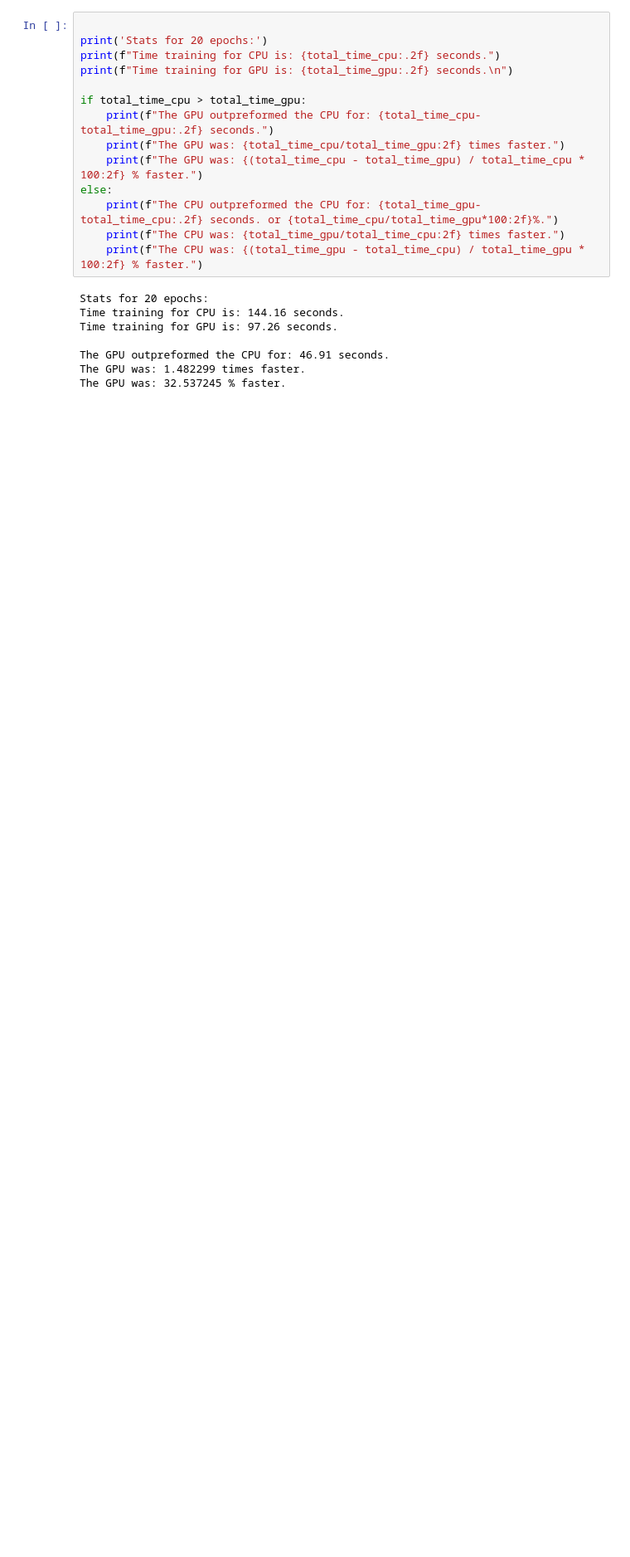
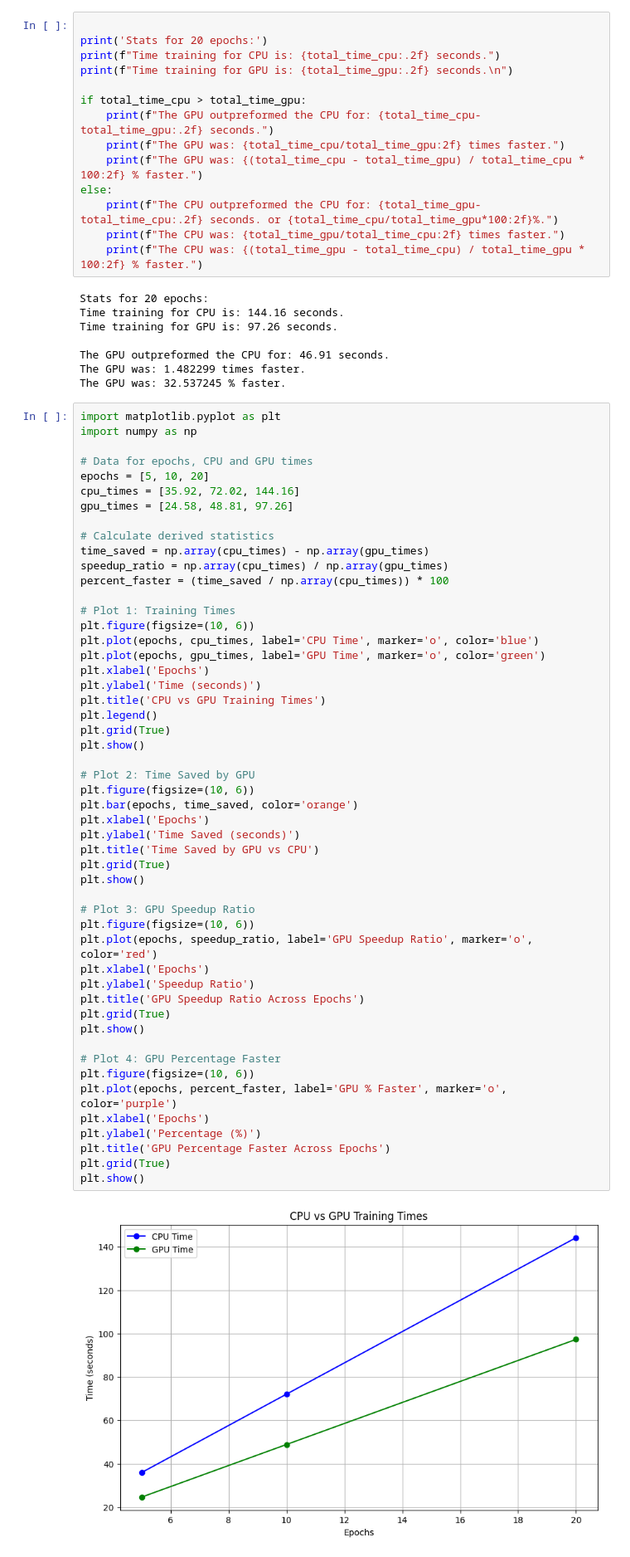
Before and after one commit to matejpopovski/CPUvsGPU, a Jupyter notebook: main.ipynb, the cells around one changed output. Shown at 83% size. Drawn from its saved outputs; the diff is of its cells as text; blank space fills up the shorter version.

```diff
--- a/main.ipynb
+++ b/main.ipynb
@@ -382,3 +382,56 @@ Time training for GPU is: 97.26 seconds.
 The GPU outpreformed the CPU for: 46.91 seconds.
 The GPU was: 1.482299 times faster.
 The GPU was: 32.537245 % faster.
+# %%
+import matplotlib.pyplot as plt
+import numpy as np
+
+# Data for epochs, CPU and GPU times
+epochs = [5, 10, 20]
+cpu_times = [35.92, 72.02, 144.16]
+gpu_times = [24.58, 48.81, 97.26]
+
+# Calculate derived statistics
+time_saved = np.array(cpu_times) - np.array(gpu_times)
+speedup_ratio = np.array(cpu_times) / np.array(gpu_times)
+percent_faster = (time_saved / np.array(cpu_times)) * 100
+
+# Plot 1: Training Times
+plt.figure(figsize=(10, 6))
+plt.plot(epochs, cpu_times, label='CPU Time', marker='o', color='blue')
+plt.plot(epochs, gpu_times, label='GPU Time', marker='o', color='green')
+plt.xlabel('Epochs')
+plt.ylabel('Time (seconds)')
+plt.title('CPU vs GPU Training Times')
+plt.legend()
+plt.grid(True)
+plt.show()
+
+# Plot 2: Time Saved by GPU
+plt.figure(figsize=(10, 6))
+plt.bar(epochs, time_saved, color='orange')
+plt.xlabel('Epochs')
+plt.ylabel('Time Saved (seconds)')
+plt.title('Time Saved by GPU vs CPU')
+plt.grid(True)
+plt.show()
+
+# Plot 3: GPU Speedup Ratio
+plt.figure(figsize=(10, 6))
+plt.plot(epochs, speedup_ratio, label='GPU Speedup Ratio', marker='o', color='red')
+plt.xlabel('Epochs')
+plt.ylabel('Speedup Ratio')
+plt.title('GPU Speedup Ratio Across Epochs')
+plt.grid(True)
+plt.show()
+
+# Plot 4: GPU Percentage Faster
+plt.figure(figsize=(10, 6))
+plt.plot(epochs, percent_faster, label='GPU % Faster', marker='o', color='purple')
+plt.xlabel('Epochs')
+plt.ylabel('Percentage (%)')
+plt.title('GPU Percentage Faster Across Epochs')
+plt.grid(True)
+plt.show()
+# %% [output]
+[figure, added]
```
Also changed, not shown: parts of 2 cells of this notebook.
